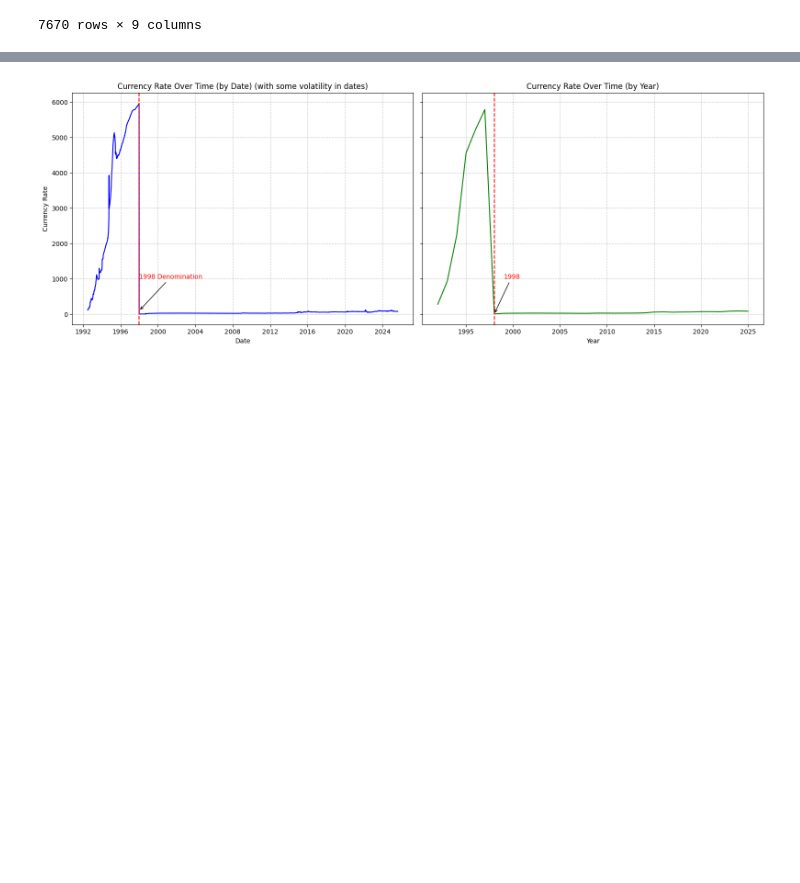
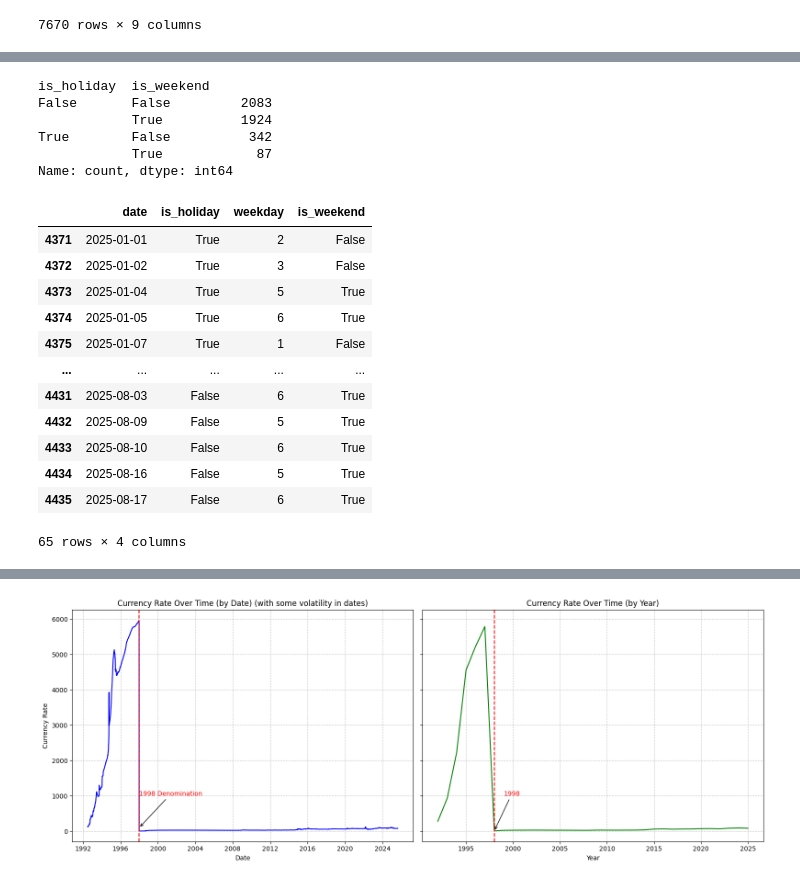
Before and after one commit to ZlataSparrow/Ruble_Volatility_Prediction, a Jupyter notebook: notebook/02_Exploratory_Data_Analysis.ipynb, the cells around one changed output, grey strips where cells are left out. Cells and saved outputs as stored; diff of their text form; code cells hidden in the pictures; blank space fills up the shorter version.

```diff
--- a/notebook/02_Exploratory_Data_Analysis.ipynb
+++ b/notebook/02_Exploratory_Data_Analysis.ipynb
@@ -68,0 +115,41 @@ data
+# %%
+try:
+    import holidays
+    ru_holidays = holidays.RU(years=range(1992, 2026))
+    missing_df = pd.DataFrame({'date': missing_dates})
+    missing_df["is_holiday"] = missing_df["date"].isin(ru_holidays)
+except ImportError:
+    print("holidays not installed; skipping holiday flag.")
+    missing_df = pd.DataFrame({'date': missing_dates})
+    missing_df["is_holiday"] = False
+
+# add weekday number (0=Mon, 6=Sun)
+missing_df["weekday"] = missing_df["date"].dt.weekday
+
+# add weekend flag
+missing_df["is_weekend"] = missing_df["weekday"] >= 5  # Saturday or Sunday
+
+print(missing_df[["is_holiday", "is_weekend"]].value_counts())
+# %% [output]
+is_holiday  is_weekend
+False       False         2083
+            True          1924
+True        False          342
+            True            87
+Name: count, dtype: int64
+# %%
+missing_df[missing_df["date"].dt.year == 2025]
+# %% [output]
+|  | date | is_holiday | weekday | is_weekend |
+| 4371 | 2025-01-01 | True | 2 | False |
+| 4372 | 2025-01-02 | True | 3 | False |
+| 4373 | 2025-01-04 | True | 5 | True |
+| 4374 | 2025-01-05 | True | 6 | True |
+| 4375 | 2025-01-07 | True | 1 | False |
+| ... | ... | ... | ... | ... |
+| 4431 | 2025-08-03 | False | 6 | True |
+| 4432 | 2025-08-09 | False | 5 | True |
+| 4433 | 2025-08-10 | False | 6 | True |
+| 4434 | 2025-08-16 | False | 5 | True |
+| 4435 | 2025-08-17 | False | 6 | True |
+65 rows × 4 columns
```
Also changed, not shown: parts of 46 cells of this notebook, 2 other files.
